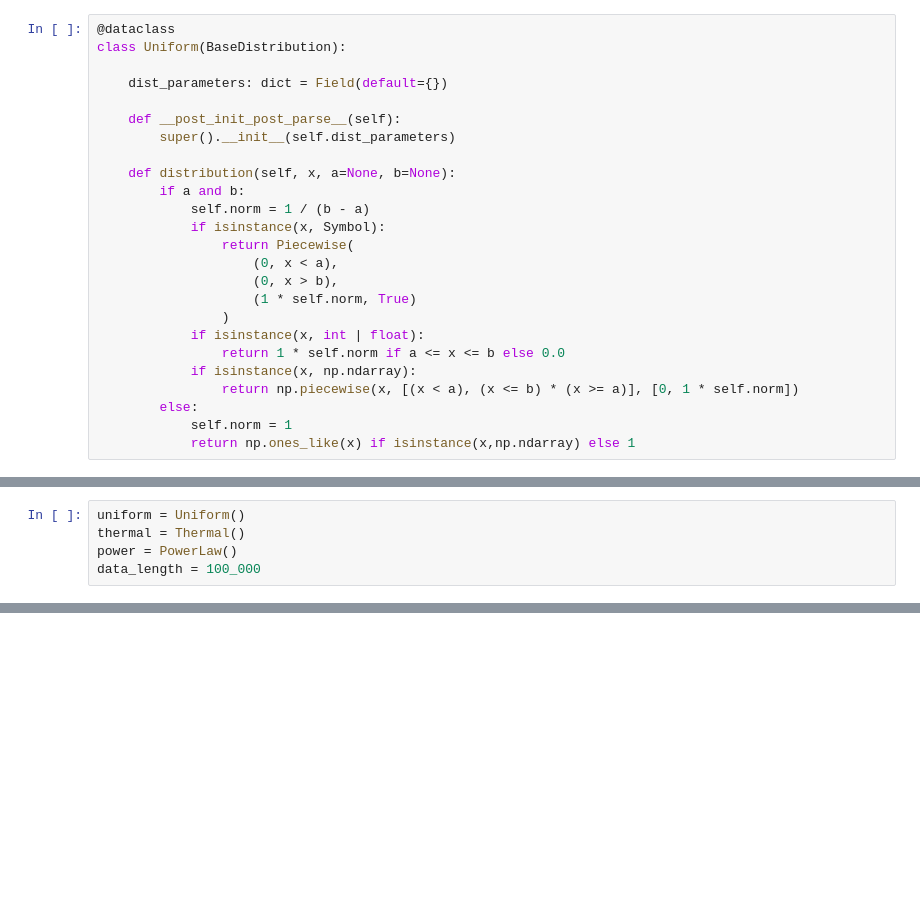
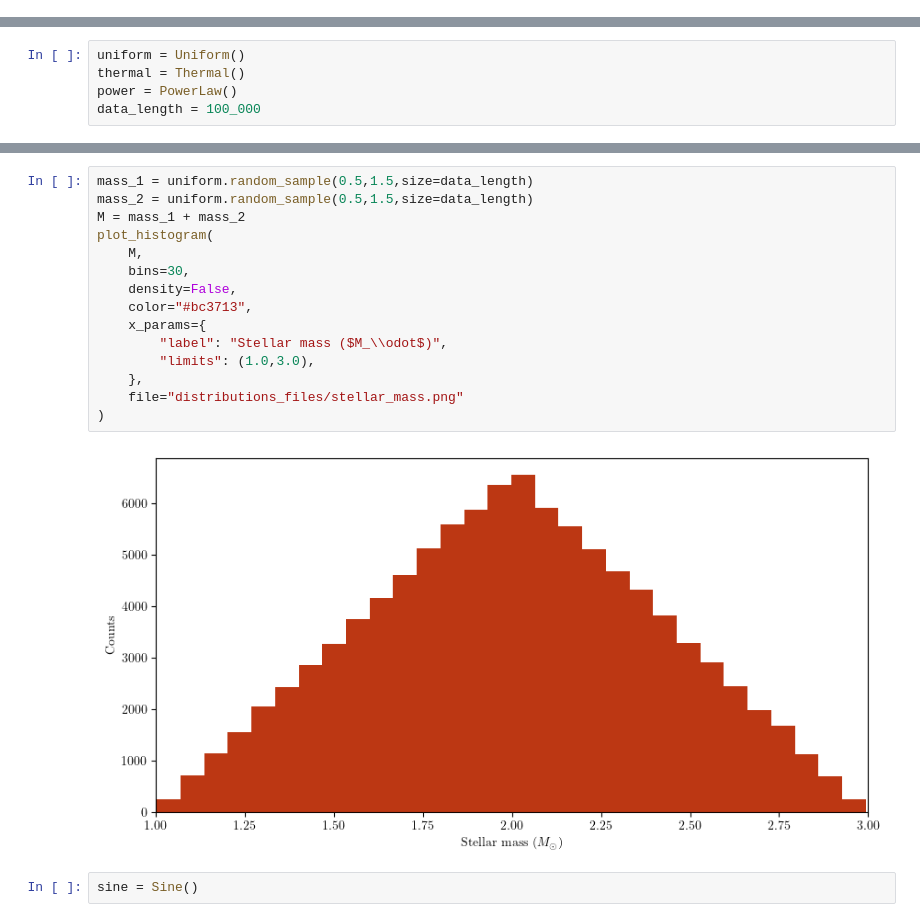
Before and after one commit to aaguayoo/binary-statistics, a Jupyter notebook: python/notebooks/distributions.ipynb, the cells around one changed output, grey strips where cells are left out. Drawn from its saved outputs; the diff is of its cells as text; blank space fills up the shorter version.

```diff
--- a/python/notebooks/distributions.ipynb
+++ b/python/notebooks/distributions.ipynb
@@ -17,25 +29,0 @@ The autoreload extension is already loaded. To reload it, use:
-# %%
-@dataclass
-class Uniform(BaseDistribution):
-
-    dist_parameters: dict = Field(default={})
-
-    def __post_init_post_parse__(self):
-        super().__init__(self.dist_parameters)
-
-    def distribution(self, x, a=None, b=None):
-        if a and b:
-            self.norm = 1 / (b - a)
-            if isinstance(x, Symbol):
-                return Piecewise(
-                    (0, x < a),
-                    (0, x > b),
-                    (1 * self.norm, True)
-                )
-            if isinstance(x, int | float):
-                return 1 * self.norm if a <= x <= b else 0.0
-            if isinstance(x, np.ndarray):
-                return np.piecewise(x, [(x < a), (x <= b) * (x >= a)], [0, 1 * self.norm])
-        else:
-            self.norm = 1
-            return np.ones_like(x) if isinstance(x,np.ndarray) else 1
@@ -111,0 +146,19 @@ _=plt.hist(power.random_sample(1,100,100000), density=True)
+# %%
+mass_1 = uniform.random_sample(0.5,1.5,size=data_length)
+mass_2 = uniform.random_sample(0.5,1.5,size=data_length)
+M = mass_1 + mass_2
+plot_histogram(
+    M,
+    bins=30,
+    density=False,
+    color="#bc3713",
+    x_params={
+        "label": "Stellar mass ($M_\\odot$)",
+        "limits": (1.0,3.0),
+    },
+    file="distributions_files/stellar_mass.png"
+)
+# %% [output]
+[figure, added]
+# %%
+sine = Sine()
```
Also changed, not shown: parts of 28 cells of this notebook, 5 other files.
